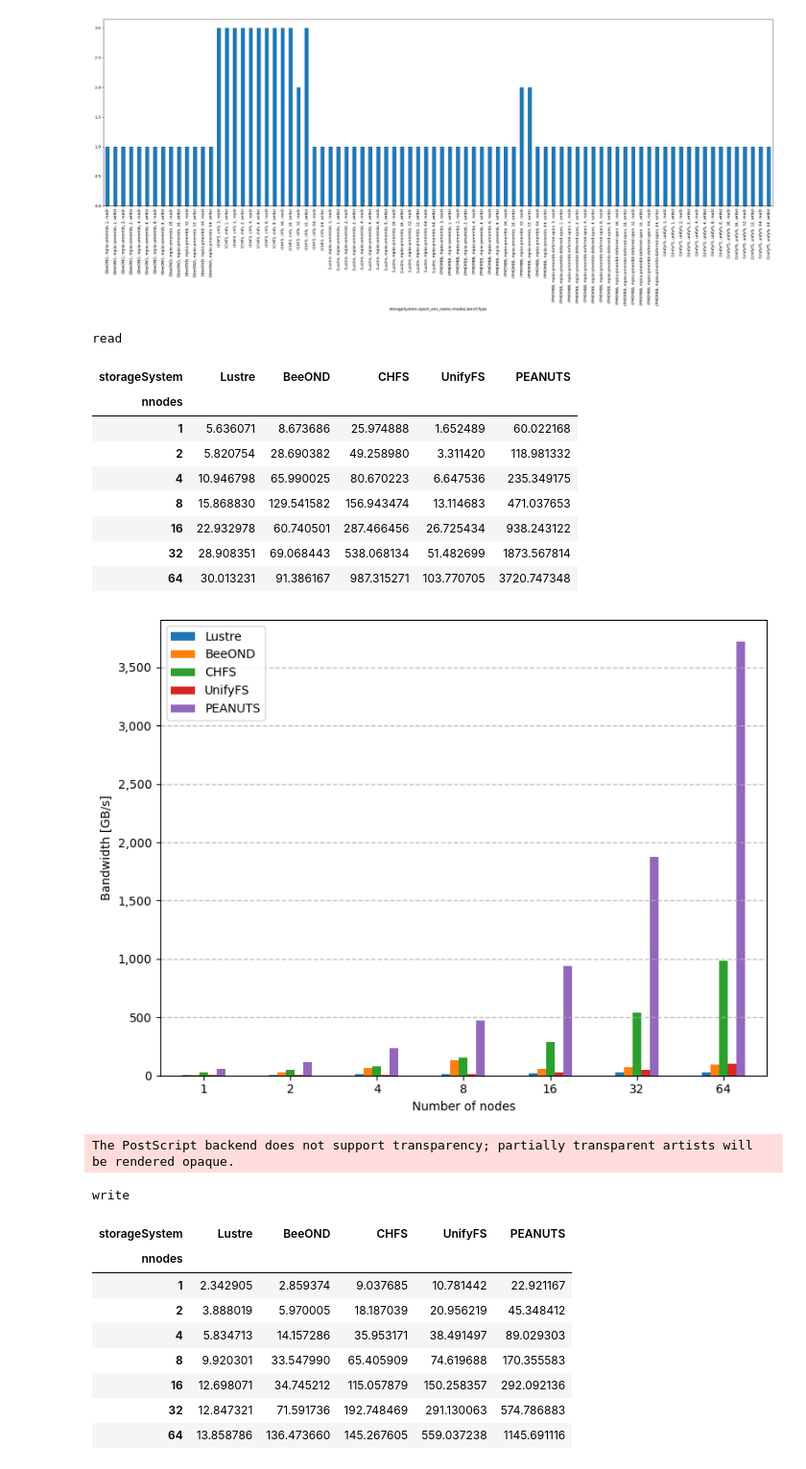
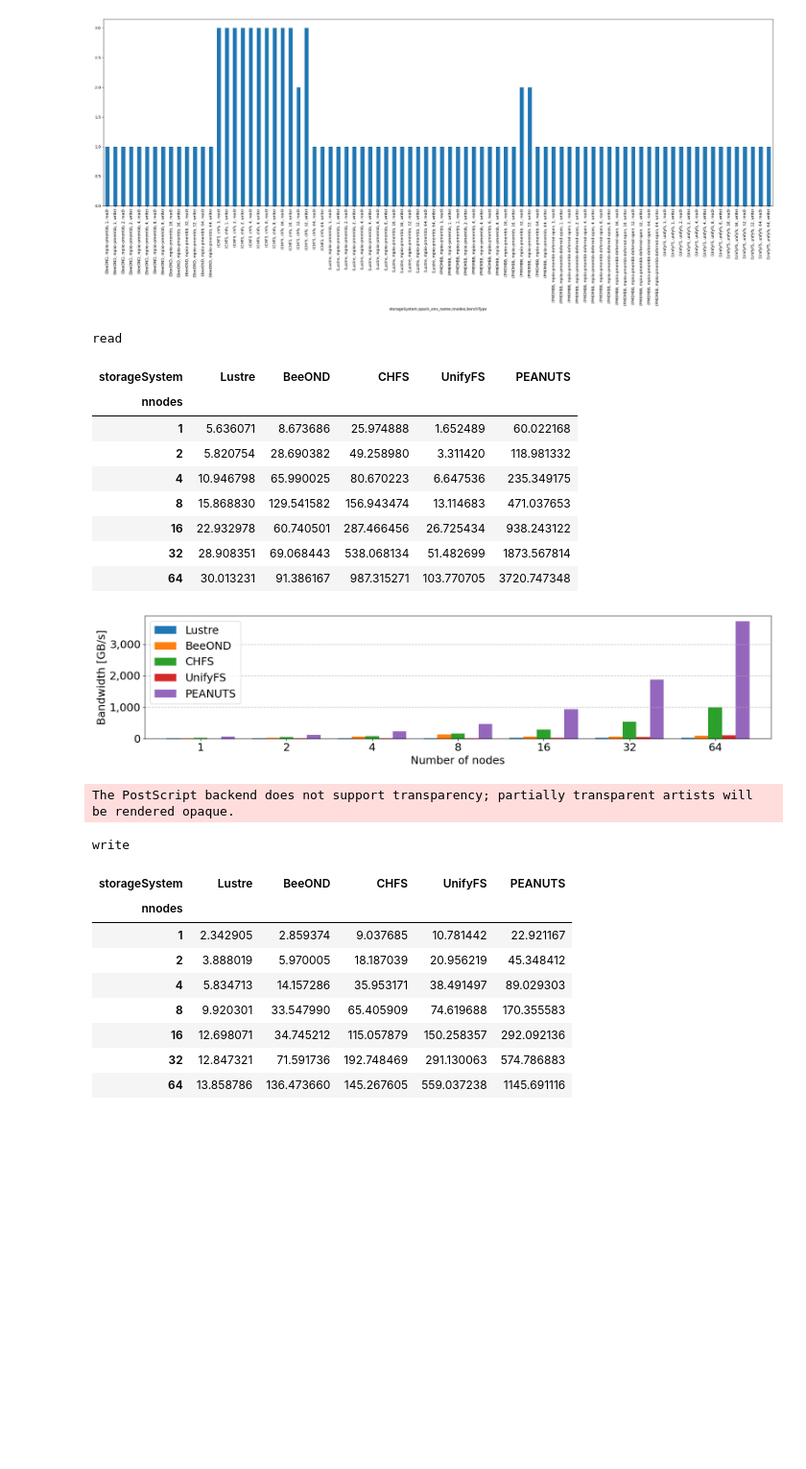
Before and after one commit to tsukuba-hpcs/mpiio-pmembb, a Jupyter notebook: src/h5bench/h5bench.ipynb, the cells around one changed output. Shown at 96% size. Saved outputs shown, nothing was run; the diff lists cells and outputs as text; code cells hidden in the pictures; blank space fills up the shorter version.

Commit message:
Adjust fig size

```diff
--- a/src/h5bench/h5bench.ipynb
+++ b/src/h5bench/h5bench.ipynb
@@ -324,6 +324,8 @@ same_setting_grouper = df.groupby(same_setting_columns)
 <Axes: xlabel='storageSystem,spack_env_name,nnodes,benchType'>
 [figure]
 # %%
+plt.rcParams.update({'font.size': 18})
+
 df = (
     same_setting_grouper["bwGB"].max()
     # .agg({
@@ -351,7 +353,7 @@ for (benchType,), df_sub in df.groupby(["benchType"]):
     )
     display(df_plot)
 
-    fig = plt.figure(figsize=(8, 6), dpi=100)
+    fig = plt.figure(figsize=(16, 4), dpi=100)
     fig.patch.set_alpha(1)
 
     ax = df_plot.plot(
@@ -359,41 +361,42 @@ for (benchType,), df_sub in df.groupby(["benchType"]):
         kind="bar",
         # kind="line",
         # xlabel="Transfer size [B]",
-        xlabel="Number of nodes",
+        xlabel="Number of nodes" if benchType == "read" else "",
         ylabel="Bandwidth [GB/s]",
         # style=".-",
         legend=True,
         rot=0,
+        width=0.8,
     )
 
     # ax.set_title(f"h5bench {benchType.capitalize()}")
     # ax.set_xscale("log", base=2)
     # ax.set_xticks(df_plot.index, [pretty_fmt(x, suffix="") for x in df_plot.index])
     ax.grid(which = "major", axis = "y", alpha = 0.8, linestyle = "--", linewidth = 1)
     # handles, labels = ax.get_legend_handles_labels()# 凡例の情報を取得
     # ax.legend(title='nnodes', handles=handles[::-1],labels=labels[::-1])# 判例を逆順に表示
     ax.yaxis.set_major_formatter(FuncFormatter(comma_formatter))
 
     # legend_title = ax.get_legend().get_title().get_text()
     # ax.legend(title=legend_title, bbox_to_anchor=(1.01, 1), loc='upper left', borderaxespad=0.)
     ax.legend(title="")
     plt.tight_layout()
 
     fig.show()
     plt.show()
     save(fig, F"h5bench_{benchType}")
 # %% [output]
 read
 | storageSystem | Lustre | BeeOND | CHFS | UnifyFS | PEANUTS |
 | nnodes |  |  |  |  |  |
 | 1 | 5.636071 | 8.673686 | 25.974888 | 1.652489 | 60.022168 |
 | 2 | 5.820754 | 28.690382 | 49.258980 | 3.311420 | 118.981332 |
 | 4 | 10.946798 | 65.990025 | 80.670223 | 6.647536 | 235.349175 |
 | 8 | 15.868830 | 129.541582 | 156.943474 | 13.114683 | 471.037653 |
 | 16 | 22.932978 | 60.740501 | 287.466456 | 26.725434 | 938.243122 |
 | 32 | 28.908351 | 69.068443 | 538.068134 | 51.482699 | 1873.567814 |
 | 64 | 30.013231 | 91.386167 | 987.315271 | 103.770705 | 3720.747348 |
-[figure, old version]
+[figure, new version]
 The PostScript backend does not support transparency; partially transparent artists will be rendered opaque.
 write
 | storageSystem | Lustre | BeeOND | CHFS | UnifyFS | PEANUTS |
```
Also changed, not shown: parts of 3 cells of this notebook, 22 other files.
